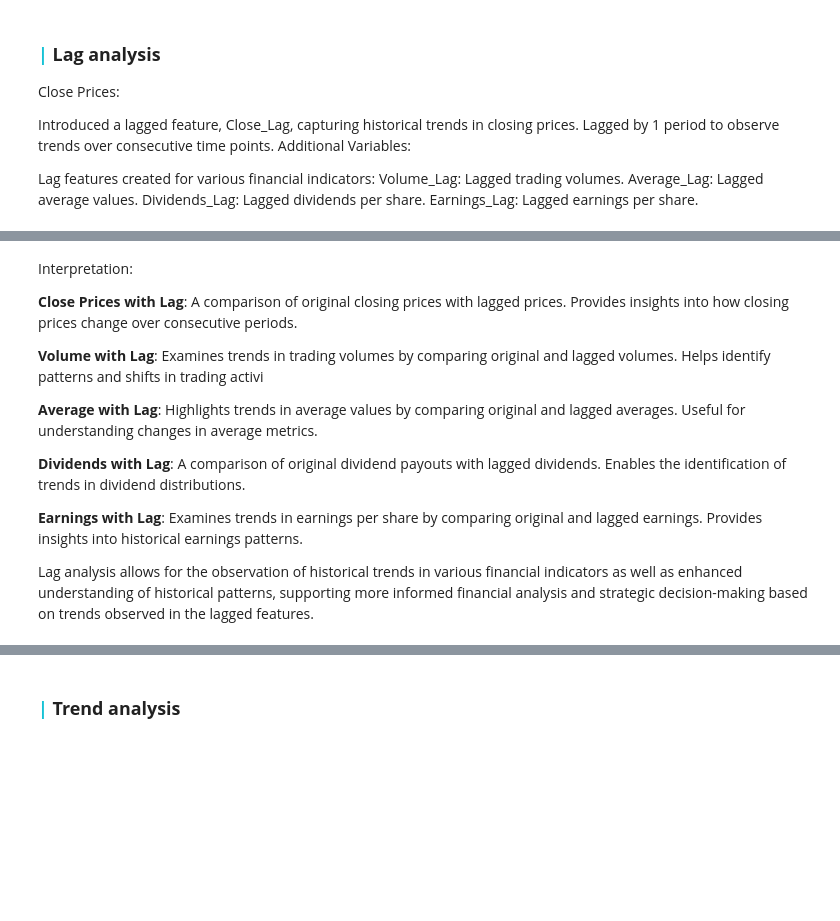
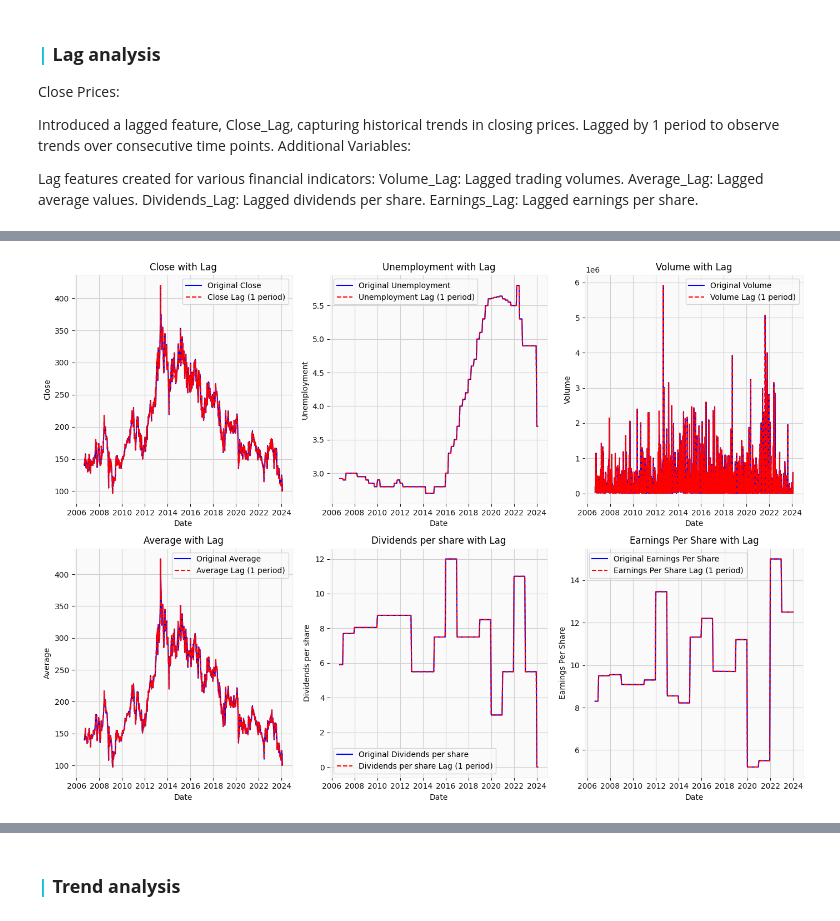
Before and after one commit to derak-isaack/dsc-capstone-project_finale, a Jupyter notebook: main.ipynb, the cells around one changed output, grey strips where cells are left out. Cells and saved outputs as stored; diff of their text form; code cells hidden in the pictures; blank space fills up the shorter version.

```diff
--- a/main.ipynb
+++ b/main.ipynb
@@ -351,6 +483,9 @@ Earnings_Lag: Lagged earnings per share.
 # Generate lag features for the 'Close' prices to capture historical trends.
 lag_periods = 1  # Adjust the lag period as needed
 df['Close_Lag'] = df['Close'].shift(lag_periods)
+
+#Reset the date index column
+df.reset_index(inplace=True)
 # %%
 lag_periods = 1  # Adjust the lag period as needed
 
@@ -414,21 +497,45 @@ plt.show()
-# %% [markdown]
-Interpretation:
-
-**Close Prices with Lag**: A comparison of original closing prices with lagged prices.
-Provides insights into how closing prices change over consecutive periods.
-
-**Volume with Lag**: Examines trends in trading volumes by comparing original and lagged volumes.
-Helps identify patterns and shifts in trading activi
-
-**Average with Lag**: Highlights trends in average values by comparing original and lagged averages.
-Useful for understanding changes in average metrics.
-
-
-**Dividends with Lag**: A comparison of original dividend payouts with lagged dividends.
-Enables the identification of trends in dividend distributions.
-
-
-**Earnings with Lag**: Examines trends in earnings per share by comparing original and lagged earnings.
-Provides insights into historical earnings patterns.
-
-Lag analysis allows for the observation of historical trends in various financial indicators as well as enhanced understanding of historical patterns, supporting more informed financial analysis and strategic decision-making based on trends observed in the lagged features.
+# %%
+class LagAnalysisPipeline:
+    def __init__(self, df):
+        self.df = df.copy()
+
+    def generate_lags(self, lag_periods=1):
+        # Generate lag features for the 'Close' prices
+        self.df['Close_Lag'] = self.df['Close'].shift(lag_periods)
+
+        # Create lag features for additional variables including 'Unemployment'
+        columns_to_lag = ['Volume', 'Average', 'Dividends per share', 'Earnings Per Share', 'Unemployment']
+        for column in columns_to_lag:
+            lag_column_name = f'{column}_Lag'
+            self.df[lag_column_name] = self.df[column].shift(lag_periods)
+
+    def plot_lags(self):
+        plt.figure(figsize=(14, 10))
+
+        subplot_order = ['Close', 'Unemployment', 'Volume', 'Average', 'Dividends per share', 'Earnings Per Share']
+
+        for i, column in enumerate(subplot_order):
+            lag_column_name = f'{column}_Lag'
+
+            plt.subplot(2, 3, i+1)
+            plt.plot(self.df['Date'], self.df[column], label=f'Original {column}', color='blue')
+            plt.plot(self.df['Date'], self.df[lag_column_name], label=f'{column} Lag (1 period)', linestyle='dashed', color='red')
+            plt.title(f'{column} with Lag')
+            plt.xlabel('Date')
+            plt.ylabel(column)
+            plt.legend()
+
+        plt.tight_layout()
+        plt.show()
+
+# Example usage:
+# Assuming you have a DataFrame named 'df' with the necessary columns
+lag_analysis_pipeline = LagAnalysisPipeline(df)
+
+# Generate lags with a specified lag period
+lag_analysis_pipeline.generate_lags(lag_periods=1)
+
+# Plot the lags
+lag_analysis_pipeline.plot_lags()
+# %% [output]
+[figure, added]
```
Also changed, not shown: parts of 29 cells of this notebook.
